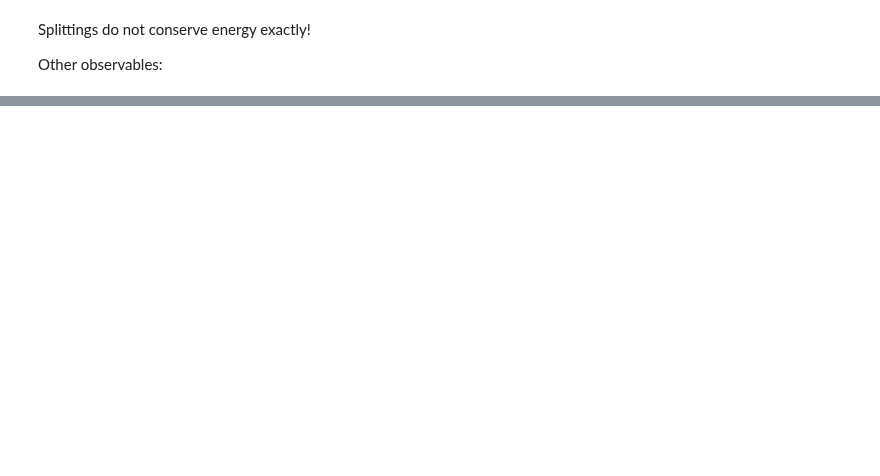
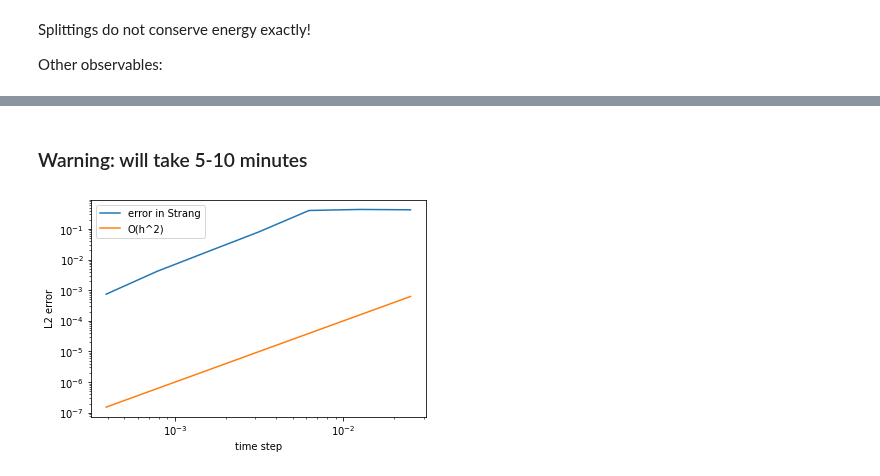
Before and after one commit to brownadder/expsolve, a Jupyter notebook: examples/splittings/tutorialclassical.ipynb, the cells around one changed output, grey strips where cells are left out. Cells and saved outputs as stored; diff of their text form; code cells hidden in the pictures; blank space fills up the shorter version.

```diff
--- a/examples/splittings/tutorialclassical.ipynb
+++ b/examples/splittings/tutorialclassical.ipynb
@@ -390,0 +461,28 @@ for o in observables:
+# %% [markdown]
+### Warning: will take 5-10 minutes
+# %%
+Ht = lambda t, h: -D2 + np.diag(Vt(t+h/2))
+
+T = 0.1         # reference too expensive and inaccurate for large T
+Nref = 10000
+
+ureft = u
+h = T/Nref
+t = 0.
+for k in range(Nref+1):
+    ureft = expm(-1j*h*Ht(t,h)).dot(ureft)
+    t = t + h
+# %%
+Nlist = 2**np.arange(2,9)
+hlist = T/Nlist
+
+err = [es.fourier.l2norm(ureft-es.evolve(u, es.timegrid(T, N), strangstep_Vt)[0]) for N in Nlist]
+
+plt.loglog(hlist, err)
+plt.loglog(hlist, hlist**2)
+plt.xlabel('time step')
+plt.ylabel('L2 error')
+plt.legend(['error in Strang', 'O(h^2)'])
+plt.show()
+# %% [output]
+[figure, added]
```
Also changed, not shown: parts of 20 cells of this notebook, 3 other files.
